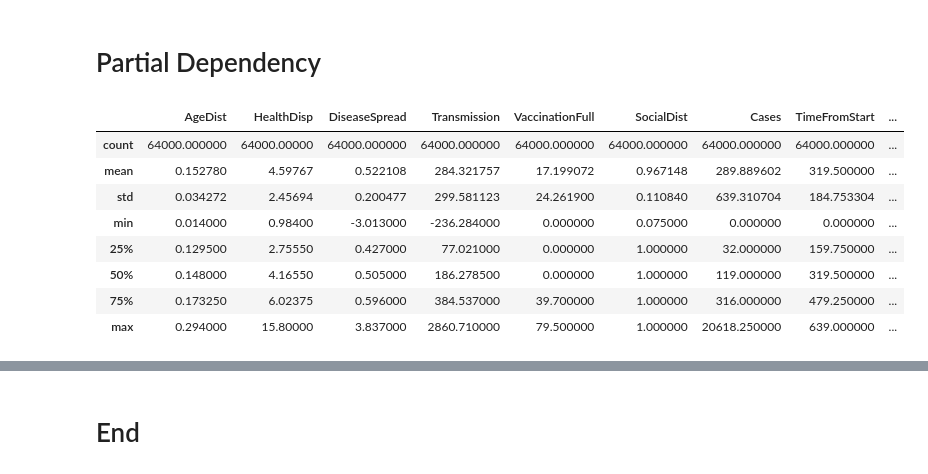
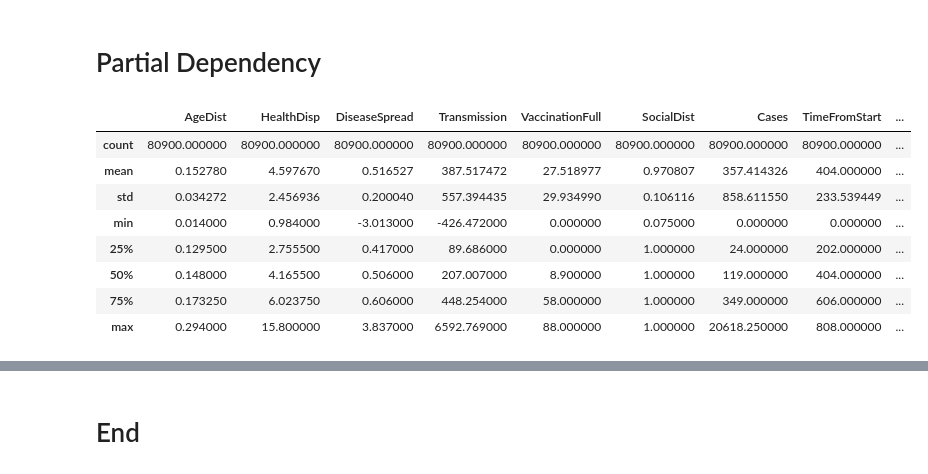
Before and after one commit to Data-ScienceHub/gpce-covid, a Jupyter notebook: TFT-pytorch/notebook/Partial dependency.ipynb, the cells around one changed output, grey strips where cells are left out. Saved outputs shown, nothing was run; the diff lists cells and outputs as text; code cells hidden in the pictures.

```diff
--- a/TFT-pytorch/notebook/Partial dependency.ipynb
+++ b/TFT-pytorch/notebook/Partial dependency.ipynb
@@ -349,14 +346,14 @@ gc.collect()
 # %% [markdown]
 # Partial Dependency
 # %%
-train_data.describe()
+total_data.describe()
 # %% [output]
 |  | AgeDist | HealthDisp | DiseaseSpread | Transmission | VaccinationFull | SocialDist | Cases | TimeFromStart | ... |
-| count | 64000.000000 | 64000.00000 | 64000.000000 | 64000.000000 | 64000.000000 | 64000.000000 | 64000.000000 | 64000.000000 | ... |
-| mean | 0.152780 | 4.59767 | 0.522108 | 284.321757 | 17.199072 | 0.967148 | 289.889602 | 319.500000 | ... |
-| std | 0.034272 | 2.45694 | 0.200477 | 299.581123 | 24.261900 | 0.110840 | 639.310704 | 184.753304 | ... |
-| min | 0.014000 | 0.98400 | -3.013000 | -236.284000 | 0.000000 | 0.075000 | 0.000000 | 0.000000 | ... |
-| 25% | 0.129500 | 2.75550 | 0.427000 | 77.021000 | 0.000000 | 1.000000 | 32.000000 | 159.750000 | ... |
-| 50% | 0.148000 | 4.16550 | 0.505000 | 186.278500 | 0.000000 | 1.000000 | 119.000000 | 319.500000 | ... |
-| 75% | 0.173250 | 6.02375 | 0.596000 | 384.537000 | 39.700000 | 1.000000 | 316.000000 | 479.250000 | ... |
-| max | 0.294000 | 15.80000 | 3.837000 | 2860.710000 | 79.500000 | 1.000000 | 20618.250000 | 639.000000 | ... |
+| count | 80900.000000 | 80900.000000 | 80900.000000 | 80900.000000 | 80900.000000 | 80900.000000 | 80900.000000 | 80900.000000 | ... |
+| mean | 0.152780 | 4.597670 | 0.516527 | 387.517472 | 27.518977 | 0.970807 | 357.414326 | 404.000000 | ... |
+| std | 0.034272 | 2.456936 | 0.200040 | 557.394435 | 29.934990 | 0.106116 | 858.611550 | 233.539449 | ... |
+| min | 0.014000 | 0.984000 | -3.013000 | -426.472000 | 0.000000 | 0.075000 | 0.000000 | 0.000000 | ... |
+| 25% | 0.129500 | 2.755500 | 0.417000 | 89.686000 | 0.000000 | 1.000000 | 24.000000 | 202.000000 | ... |
+| 50% | 0.148000 | 4.165500 | 0.506000 | 207.007000 | 8.900000 | 1.000000 | 119.000000 | 404.000000 | ... |
+| 75% | 0.173250 | 6.023750 | 0.606000 | 448.254000 | 58.000000 | 1.000000 | 349.000000 | 606.000000 | ... |
+| max | 0.294000 | 15.800000 | 3.837000 | 6592.769000 | 88.000000 | 1.000000 | 20618.250000 | 808.000000 | ... |
```
Also changed, not shown: parts of 22 cells of this notebook, 4 other files.
